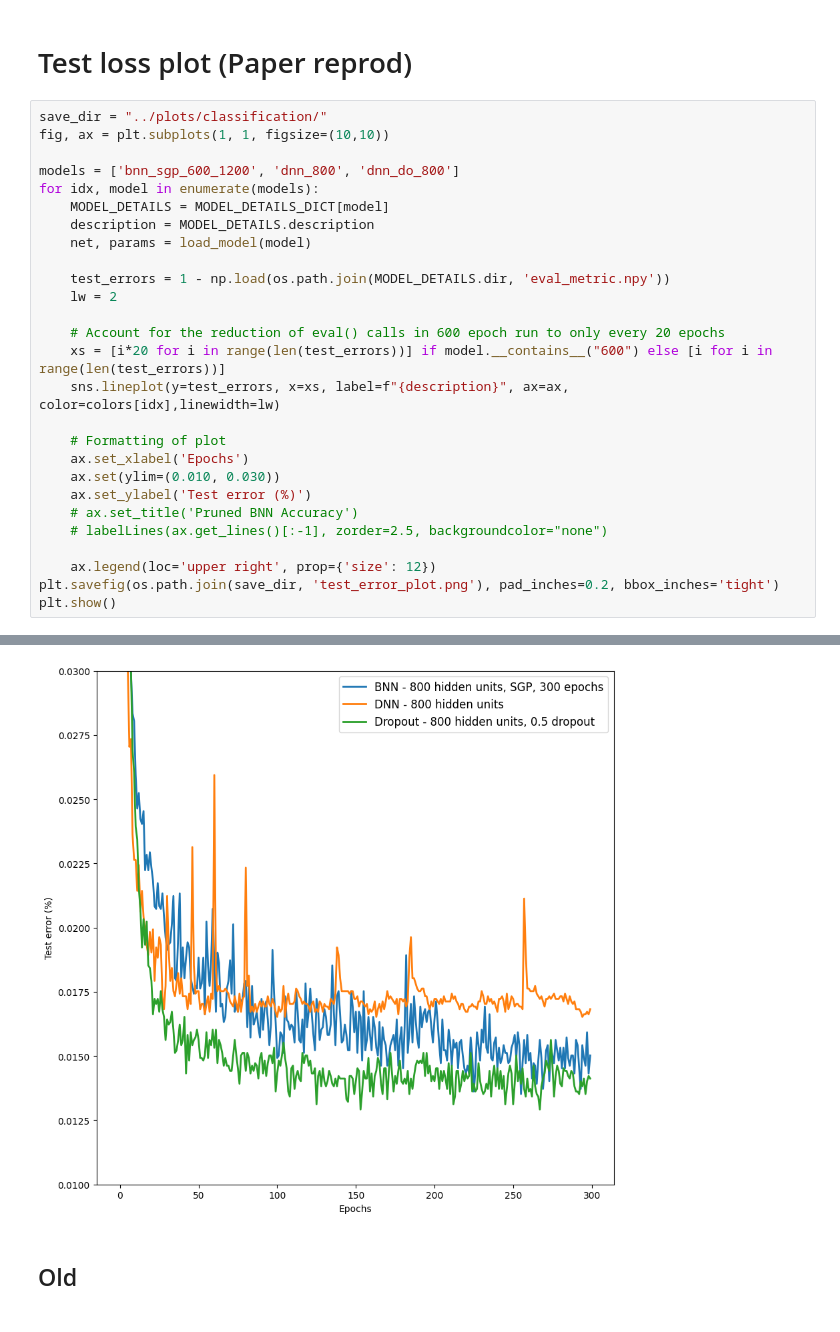
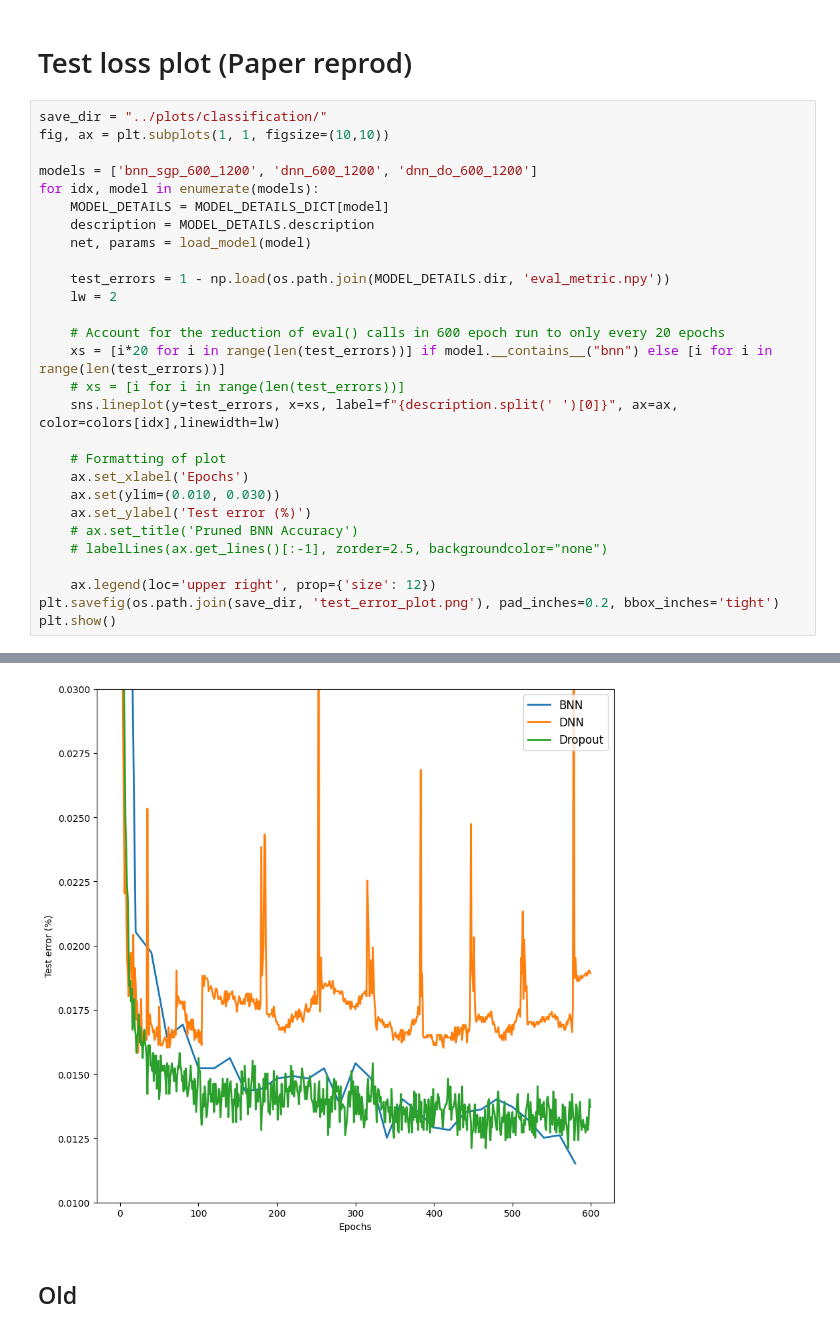
Before and after one commit to Cambridge-Uni-MLMI-Advanced-ML-21-22-G7/BBB, a Jupyter notebook: jupyter/classification.ipynb, the cells around one changed output, grey strips where cells are left out. Cells and saved outputs as stored; diff of their text form.

```diff
--- a/jupyter/classification.ipynb
+++ b/jupyter/classification.ipynb
@@ -280,7 +283,7 @@ plt.show()
 save_dir = "../plots/classification/"
 fig, ax = plt.subplots(1, 1, figsize=(10,10))
 
-models = ['bnn_sgp_600_1200', 'dnn_800', 'dnn_do_800']
+models = ['bnn_sgp_600_1200', 'dnn_600_1200', 'dnn_do_600_1200']
 for idx, model in enumerate(models):
     MODEL_DETAILS = MODEL_DETAILS_DICT[model]
     description = MODEL_DETAILS.description
@@ -290,8 +293,9 @@ for idx, model in enumerate(models):
     lw = 2
 
     # Account for the reduction of eval() calls in 600 epoch run to only every 20 epochs
-    xs = [i*20 for i in range(len(test_errors))] if model.__contains__("600") else [i for i in range(len(test_errors))]
-    sns.lineplot(y=test_errors, x=xs, label=f"{description}", ax=ax, color=colors[idx],linewidth=lw)
+    xs = [i*20 for i in range(len(test_errors))] if model.__contains__("bnn") else [i for i in range(len(test_errors))]
+    # xs = [i for i in range(len(test_errors))]
+    sns.lineplot(y=test_errors, x=xs, label=f"{description.split(' ')[0]}", ax=ax, color=colors[idx],linewidth=lw)
 
     # Formatting of plot
     ax.set_xlabel('Epochs')
@@ -313,4 +317,4 @@ plt.show()
-[figure, old version]
+[figure, new version]
 # %% [markdown]
 ## Old
 # %%
```
Also changed, not shown: parts of 7 cells of this notebook, 6 other files.
